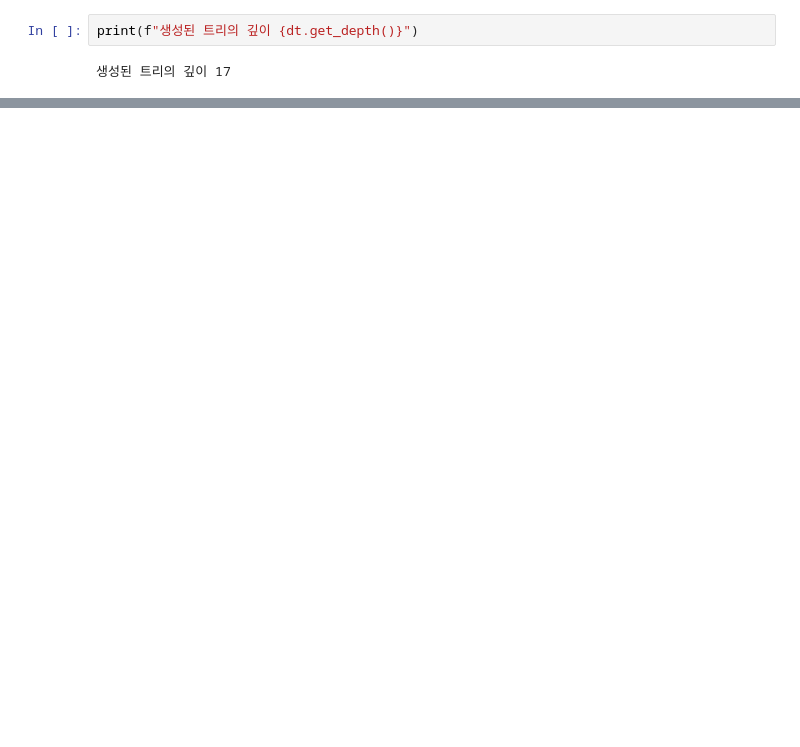
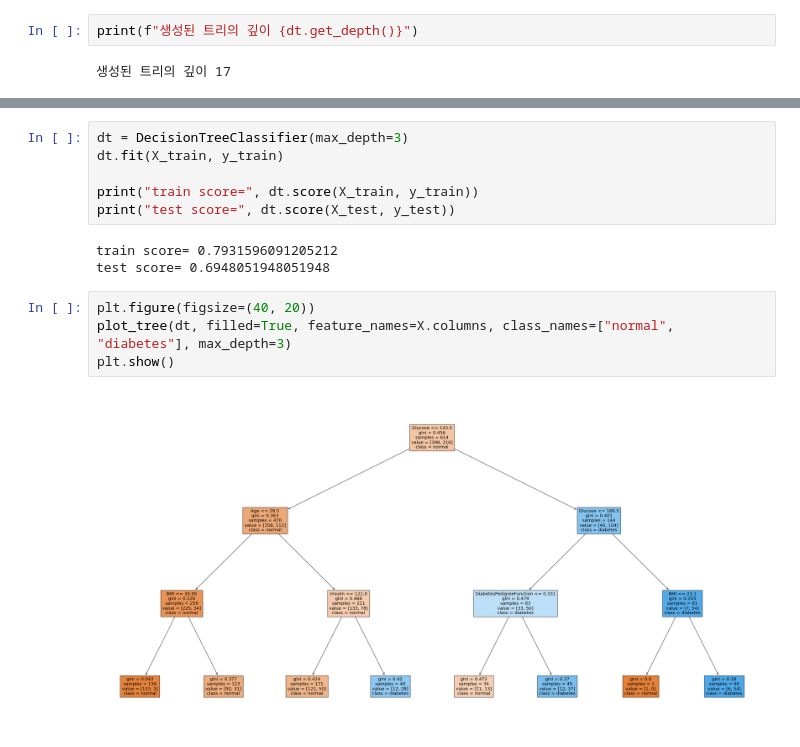
Before and after one commit to JangWoojun/Machine-Learning, a Jupyter notebook: 당뇨병분류.ipynb, the cells around one changed output, grey strips where cells are left out. Saved outputs shown, nothing was run; the diff lists cells and outputs as text; blank space fills up the shorter version.

```diff
--- a/당뇨병분류.ipynb
+++ b/당뇨병분류.ipynb
@@ -253,0 +256,15 @@ plt.show()
+# %%
+dt = DecisionTreeClassifier(max_depth=3)
+dt.fit(X_train, y_train)
+
+print("train score=", dt.score(X_train, y_train))
+print("test score=", dt.score(X_test, y_test))
+# %% [output]
+train score= 0.7931596091205212
+test score= 0.6948051948051948
+# %%
+plt.figure(figsize=(40, 20))
+plot_tree(dt, filled=True, feature_names=X.columns, class_names=["normal", "diabetes"], max_depth=3)
+plt.show()
+# %% [output]
+[figure, added]
```
Also changed, not shown: parts of 20 cells of this notebook.
